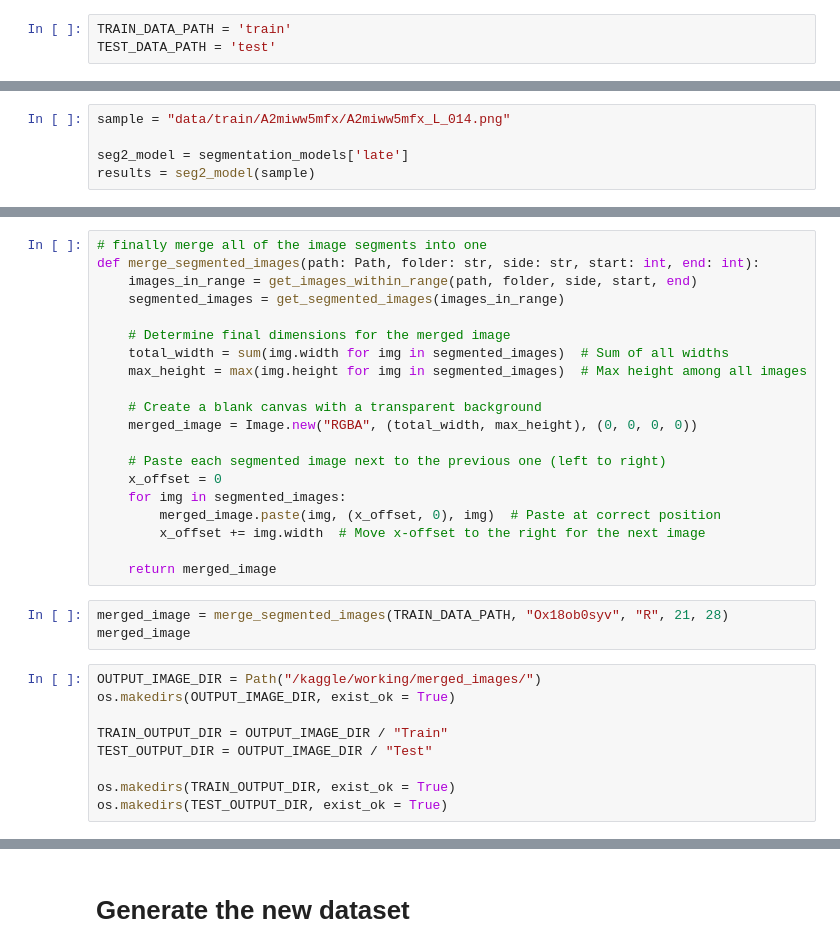
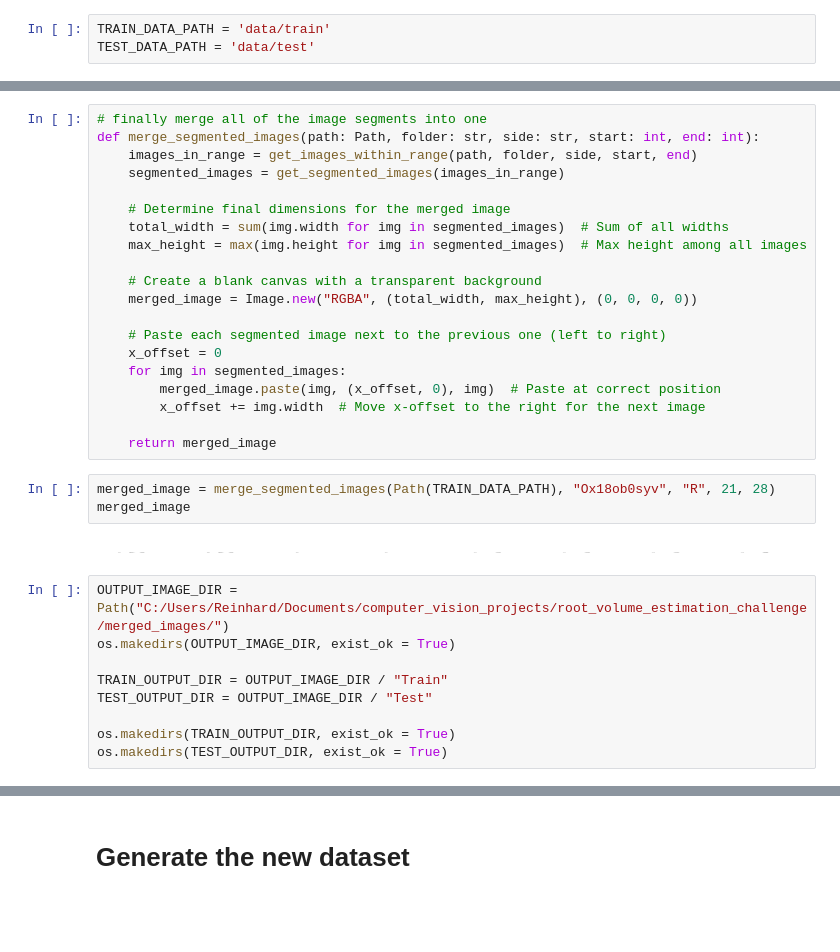
Before and after one commit to rainhard-obura/computer_vision_projects, a Jupyter notebook: root_volume_estimation_challenge/zindi-cgiar-root-volume-challenge.ipynb, the cells around one changed output, grey strips where cells are left out. Drawn from its saved outputs; the diff is of its cells as text; blank space fills up the shorter version.

Commit message:
model fine-tuning1

```diff
--- a/root_volume_estimation_challenge/zindi-cgiar-root-volume-challenge.ipynb
+++ b/root_volume_estimation_challenge/zindi-cgiar-root-volume-challenge.ipynb
@@ -98,8 +96,8 @@ from torch import nn
 # %% [markdown]
 # Load the data
 # %%
-TRAIN_DATA_PATH = 'train'
-TEST_DATA_PATH = 'test'
+TRAIN_DATA_PATH = 'data/train'
+TEST_DATA_PATH = 'data/test'
 # %%
 train_df = pd.read_csv('Train.csv')
 test_df = pd.read_csv("Test.csv")
@@ -202,5 +199,0 @@ Speed: 26.3ms preprocess, 1031.1ms inference, 67.9ms postprocess per image at sh
-# %%
-sample = "data/train/A2miww5mfx/A2miww5mfx_L_014.png"
-
-seg2_model = segmentation_models['late']
-results = seg2_model(sample)
@@ -361,10 +372,12 @@ def merge_segmented_images(path: Path, folder: str, side: str, start: int, end:
 
     return merged_image
 # %%
-merged_image = merge_segmented_images(TRAIN_DATA_PATH, "Ox18ob0syv", "R", 21, 28)
+merged_image = merge_segmented_images(Path(TRAIN_DATA_PATH), "Ox18ob0syv", "R", 21, 28)
 merged_image
+# %% [output]
+[figure, added]
 # %%
-OUTPUT_IMAGE_DIR = Path("/kaggle/working/merged_images/")
+OUTPUT_IMAGE_DIR = Path("C:/Users/Reinhard/Documents/computer_vision_projects/root_volume_estimation_challenge/merged_images/")
 os.makedirs(OUTPUT_IMAGE_DIR, exist_ok = True)
 
 TRAIN_OUTPUT_DIR = OUTPUT_IMAGE_DIR / "Train"
```
Also changed, not shown: parts of 31 cells of this notebook.
